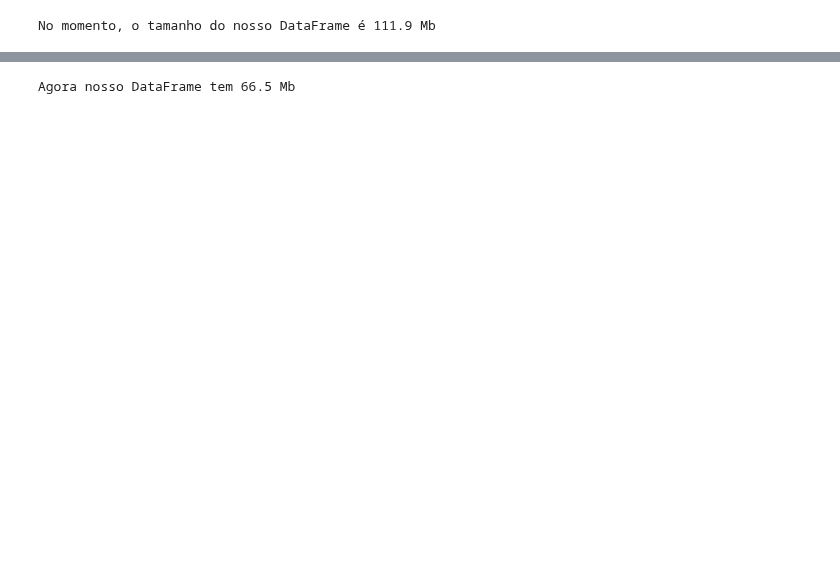
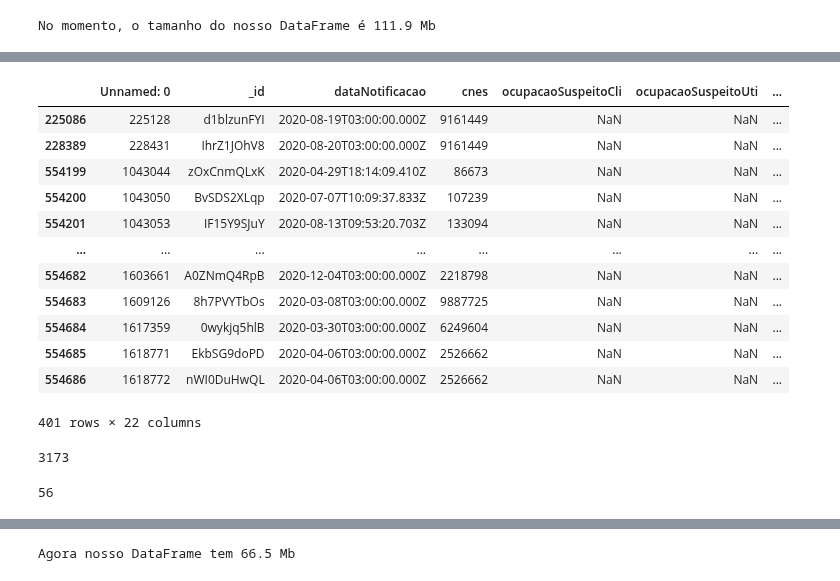
Before and after one commit to lucascorumba/study-projects, a Jupyter notebook: covid-hospital/analysis.ipynb, the cells around one changed output, grey strips where cells are left out. Cells and saved outputs as stored; diff of their text form; code cells hidden in the pictures; blank space fills up the shorter version.

```diff
--- a/covid-hospital/analysis.ipynb
+++ b/covid-hospital/analysis.ipynb
@@ -152,6 +154,5 @@ Como não temos o conhecimento exato da informação que cada campo nos traz, a
 # %%
-for item in ['ocupacaoCovidUti', 'ocupacaoCovidCli', 'ocupacaoHospitalarUti', 'ocupacaoHospitalarCli']:
-    to_drop.append(item)
+to_drop_numeric = ['ocupacaoCovidUti', 'ocupacaoCovidCli', 'ocupacaoHospitalarUti', 'ocupacaoHospitalarCli']
 # %% [markdown]
 O campo `origem` aparentemente indica a forma com que os dados foram coletados ou processados. Para ter mais certeza, podemos verificar quais os valores encontrados.
 # %%
@@ -355,0 +366,2 @@ print(to_drop)
+# %%
+df.drop(columns=to_drop_numeric, inplace=True)
@@ -355,0 +407,26 @@ print(to_drop)
+# %%
+df.loc[df['ocupacaoSuspeitoCli'].isna() == True]
+# %% [output]
+|  | Unnamed: 0 | _id | dataNotificacao | cnes | ocupacaoSuspeitoCli | ocupacaoSuspeitoUti | ... |
+| 225086 | 225128 | d1blzunFYI | 2020-08-19T03:00:00.000Z | 9161449 | NaN | NaN | ... |
+| 228389 | 228431 | IhrZ1JOhV8 | 2020-08-20T03:00:00.000Z | 9161449 | NaN | NaN | ... |
+| 554199 | 1043044 | zOxCnmQLxK | 2020-04-29T18:14:09.410Z | 86673 | NaN | NaN | ... |
+| 554200 | 1043050 | BvSDS2XLqp | 2020-07-07T10:09:37.833Z | 107239 | NaN | NaN | ... |
+| 554201 | 1043053 | IF15Y9SJuY | 2020-08-13T09:53:20.703Z | 133094 | NaN | NaN | ... |
+| ... | ... | ... | ... | ... | ... | ... | ... |
+| 554682 | 1603661 | A0ZNmQ4RpB | 2020-12-04T03:00:00.000Z | 2218798 | NaN | NaN | ... |
+| 554683 | 1609126 | 8h7PVYTbOs | 2020-03-08T03:00:00.000Z | 9887725 | NaN | NaN | ... |
+| 554684 | 1617359 | 0wykjq5hlB | 2020-03-30T03:00:00.000Z | 6249604 | NaN | NaN | ... |
+| 554685 | 1618771 | EkbSG9doPD | 2020-04-06T03:00:00.000Z | 2526662 | NaN | NaN | ... |
+| 554686 | 1618772 | nWI0DuHwQL | 2020-04-06T03:00:00.000Z | 2526662 | NaN | NaN | ... |
+401 rows × 22 columns
+# %%
+# Quantidade total de '_p_usuario' no arquivo
+len(df['_p_usuario'].unique())
+# %% [output]
+3173
+# %%
+# Quantos '_p_usuario' fizeram registros com valores ausentes na coluna 'ocupacaoSuspeitoCli'
+len(df.loc[df['ocupacaoSuspeitoCli'].isna() == True]['_p_usuario'].unique())
+# %% [output]
+56
```
Also changed, not shown: parts of 21 cells of this notebook.
